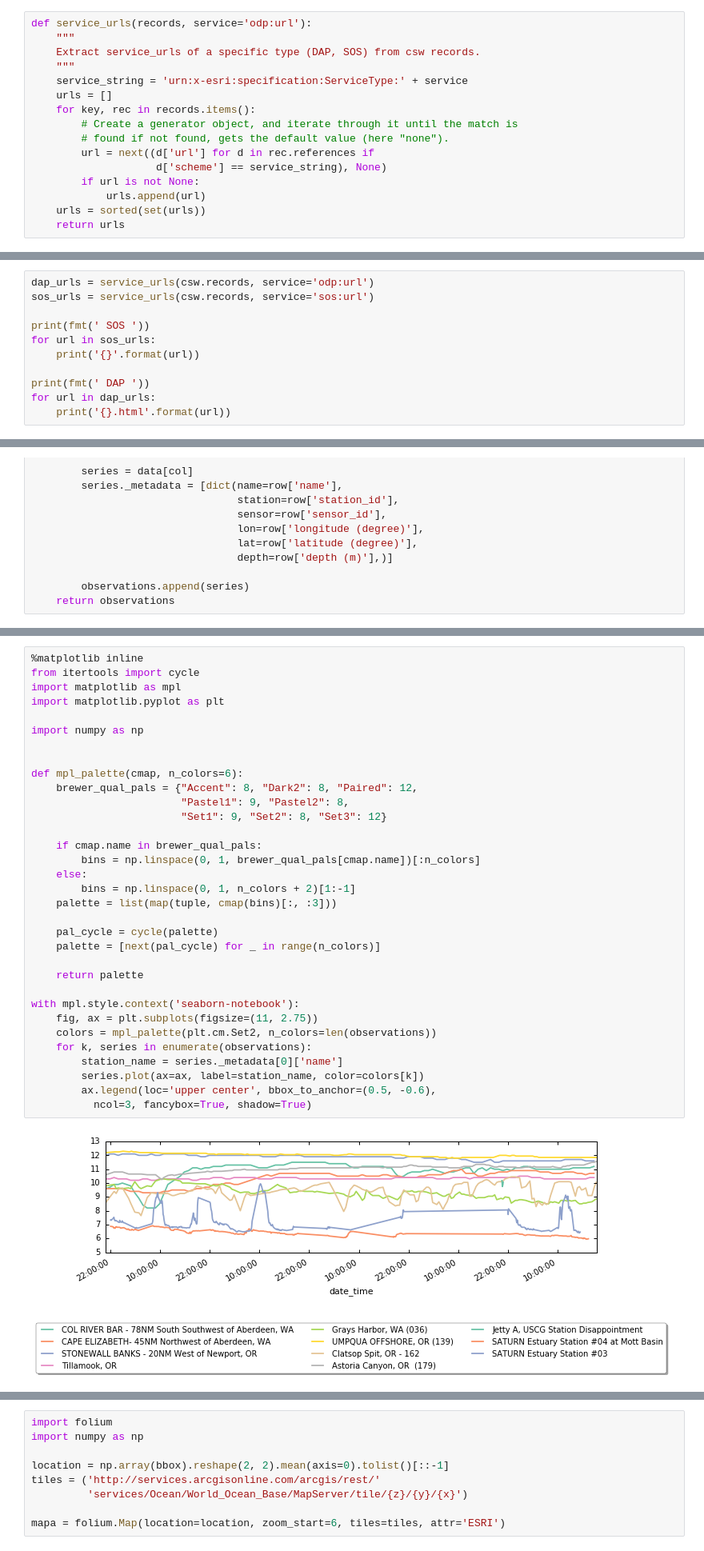
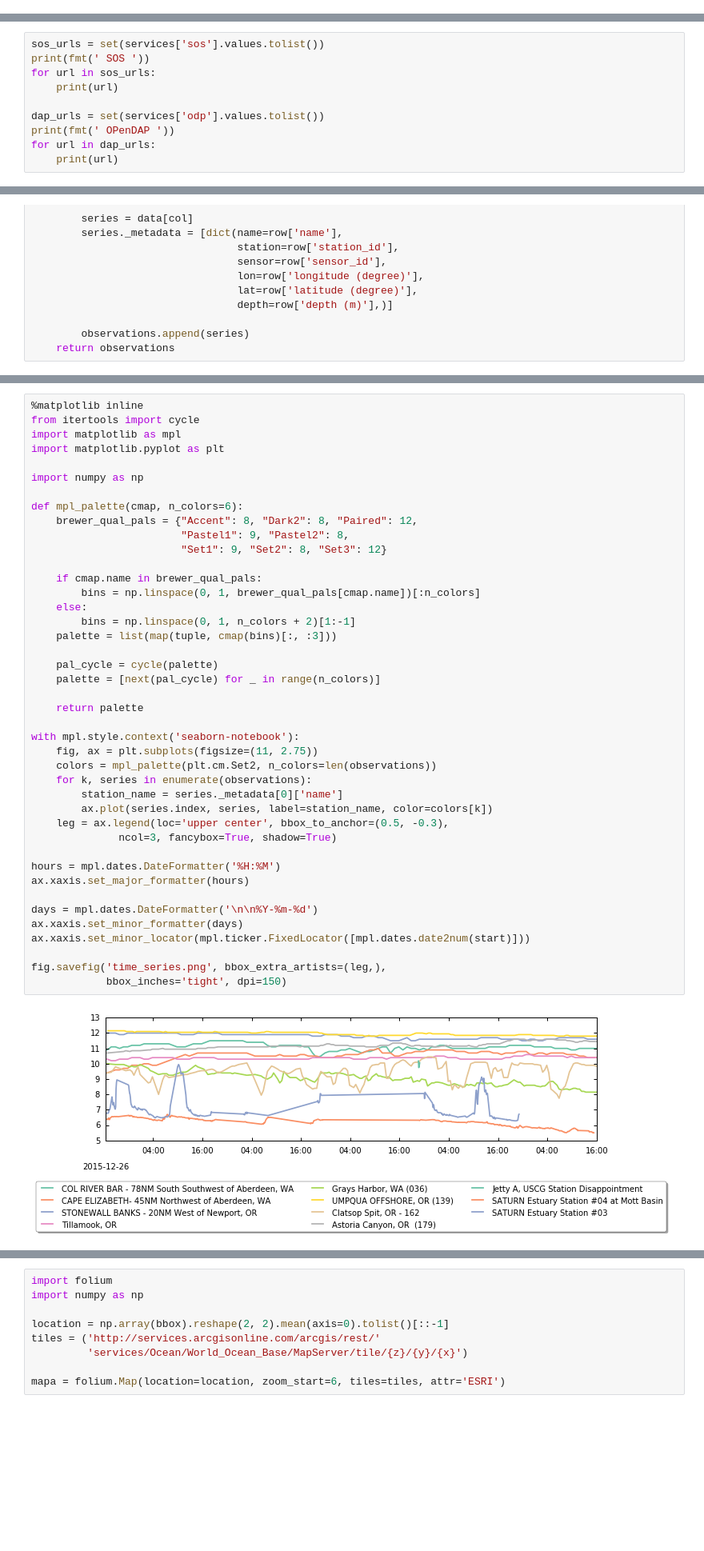
Before and after one commit to ocefpaf/sscsw, a Jupyter notebook: IOOS_data_demo.ipynb, the cells around one changed output, grey strips where cells are left out. Shown at 80% size. Saved outputs shown, nothing was run; the diff lists cells and outputs as text; blank space fills up the shorter version.

```diff
--- a/IOOS_data_demo.ipynb
+++ b/IOOS_data_demo.ipynb
@@ -98,16 +97,0 @@ What did we get?
-# %%
-def service_urls(records, service='odp:url'):
-    """
-    Extract service_urls of a specific type (DAP, SOS) from csw records.
-    """
-    service_string = 'urn:x-esri:specification:ServiceType:' + service
-    urls = []
-    for key, rec in records.items():
-        # Create a generator object, and iterate through it until the match is
-        # found if not found, gets the default value (here "none").
-        url = next((d['url'] for d in rec.references if
-                    d['scheme'] == service_string), None)
-        if url is not None:
-            urls.append(url)
-    urls = sorted(set(urls))
-    return urls
@@ -114,13 +135,12 @@ def service_urls(records, service='odp:url'):
 # %%
-dap_urls = service_urls(csw.records, service='odp:url')
-sos_urls = service_urls(csw.records, service='sos:url')
-
+sos_urls = set(services['sos'].values.tolist())
 print(fmt(' SOS '))
 for url in sos_urls:
-    print('{}'.format(url))
+    print(url)
 
-print(fmt(' DAP '))
+dap_urls = set(services['odp'].values.tolist())
+print(fmt(' OPenDAP '))
 for url in dap_urls:
-    print('{}.html'.format(url))
+    print(url)
 # %% [output]
 ***************************** SOS ******************************
@@ -216,35 +239,44 @@ Let's take a look at the data we found.
 # %%
 %matplotlib inline
 from itertools import cycle
 import matplotlib as mpl
 import matplotlib.pyplot as plt
 
 import numpy as np
-
 
 def mpl_palette(cmap, n_colors=6):
     brewer_qual_pals = {"Accent": 8, "Dark2": 8, "Paired": 12,
                         "Pastel1": 9, "Pastel2": 8,
                         "Set1": 9, "Set2": 8, "Set3": 12}
 
     if cmap.name in brewer_qual_pals:
         bins = np.linspace(0, 1, brewer_qual_pals[cmap.name])[:n_colors]
     else:
         bins = np.linspace(0, 1, n_colors + 2)[1:-1]
     palette = list(map(tuple, cmap(bins)[:, :3]))
 
     pal_cycle = cycle(palette)
     palette = [next(pal_cycle) for _ in range(n_colors)]
 
     return palette
 
 with mpl.style.context('seaborn-notebook'):
     fig, ax = plt.subplots(figsize=(11, 2.75))
     colors = mpl_palette(plt.cm.Set2, n_colors=len(observations))
     for k, series in enumerate(observations):
         station_name = series._metadata[0]['name']
-        series.plot(ax=ax, label=station_name, color=colors[k])
-        ax.legend(loc='upper center', bbox_to_anchor=(0.5, -0.6),
-          ncol=3, fancybox=True, shadow=True)
+        ax.plot(series.index, series, label=station_name, color=colors[k])
+    leg = ax.legend(loc='upper center', bbox_to_anchor=(0.5, -0.3),
+              ncol=3, fancybox=True, shadow=True)
+
+hours = mpl.dates.DateFormatter('%H:%M')
+ax.xaxis.set_major_formatter(hours)
+
+days = mpl.dates.DateFormatter('\n\n%Y-%m-%d')
+ax.xaxis.set_minor_formatter(days)
+ax.xaxis.set_minor_locator(mpl.ticker.FixedLocator([mpl.dates.date2num(start)]))
+
+fig.savefig('time_series.png', bbox_extra_artists=(leg,),
+            bbox_inches='tight', dpi=150)
 # %% [output]
-[figure, old version]
+[figure, new version]
```
Also changed, not shown: parts of 31 cells of this notebook.
